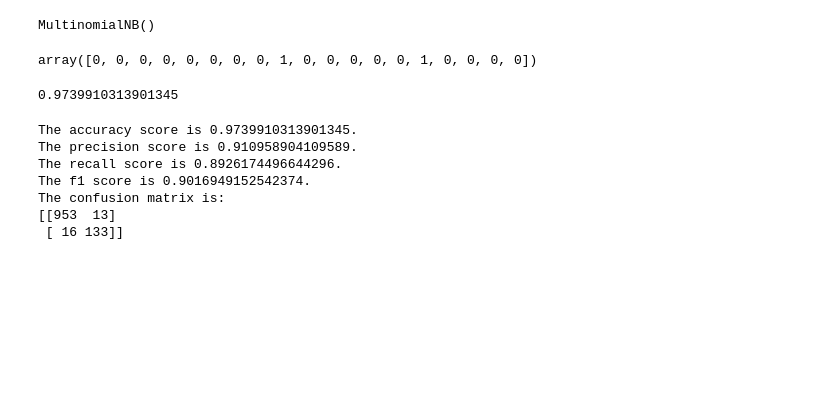
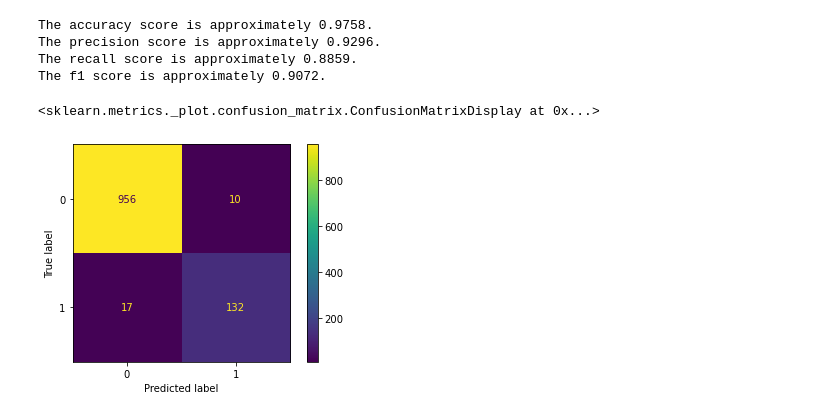
Before and after one commit to kvonkoni/spam-classifier, a Jupyter notebook: spam.ipynb, the cells around one changed output. Saved outputs shown, nothing was run; the diff lists cells and outputs as text; code cells hidden in the pictures; blank space fills up the shorter version.

Commit message:
Replaced old notebook with new classes and pipe

```diff
--- a/spam.ipynb
+++ b/spam.ipynb
@@ -169,33 +173,31 @@ features_train = get_features(X_train, feature_model)
-# %%
-cnb = MultinomialNB(alpha=1.0)
-
-cnb.fit(features_train, y_train)
-# %% [output]
-MultinomialNB()
-# %%
-cnb.predict(features_train[1:20])
-# %% [output]
-array([0, 0, 0, 0, 0, 0, 0, 0, 1, 0, 0, 0, 0, 0, 1, 0, 0, 0, 0])
-# %%
-features_test = get_features(X_test, feature_model)
-
-y_pred = cnb.predict(features_test)
-cnb.score(features_test, y_test)
-# %% [output]
-0.9739910313901345
 # %%
-print('The accuracy score is {}.'.format(accuracy_score(y_test, y_pred)))
-print('The precision score is {}.'.format(precision_score(y_test, y_pred)))
-print('The recall score is {}.'.format(recall_score(y_test, y_pred)))
-print('The f1 score is {}.'.format(f1_score(y_test, y_pred)))
+def print_score(model: ClassifierMixin, X, y, num_to_display=20) -> None:
+    score = model.score(X, y)
+    y_pred = model.predict(X)
 
-print('The confusion matrix is:')
-print(confusion_matrix(y_test, y_pred))
+    print('The accuracy score is approximately {:.4f}.'.format(score))
+    print('The precision score is approximately {:.4f}.'.format(precision_score(y, y_pred)))
+    print('The recall score is approximately {:.4f}.'.format(recall_score(y, y_pred)))
+    print('The f1 score is approximately {:.4f}.'.format(f1_score(y, y_pred)))
+    print('\n')
-# %% [output]
-The accuracy score is 0.9739910313901345.
-The precision score is 0.910958904109589.
-The recall score is 0.8926174496644296.
-The f1 score is 0.9016949152542374.
-The confusion matrix is:
-[[953  13]
- [ 16 133]]
+# %%
+tokenizer = RegexpTokenizer(r'\w+')
+stemmer = PorterStemmer()
+custom_tokenizer = CustomTokenizer(tokenizer, stemmer)
+
+pipe = Pipeline([
+    ('custom_vectorizer', CustomVectorizer(custom_tokenizer, num_ham_words=100, num_spam_words=100)),
+    ('naive_bayes', MultinomialNB(alpha=1.0)),
+    ])
+
+pipe.fit(X_train, y_train)
+
+print_score(pipe, X_test, y_test)
+plot_confusion_matrix(pipe, X_test, y_test)
+# %% [output]
+The accuracy score is approximately 0.9758.
+The precision score is approximately 0.9296.
+The recall score is approximately 0.8859.
+The f1 score is approximately 0.9072.
+<sklearn.metrics._plot.confusion_matrix.ConfusionMatrixDisplay at 0x...>
+[figure, added]
```
Also changed, not shown: parts of 7 cells of this notebook.
